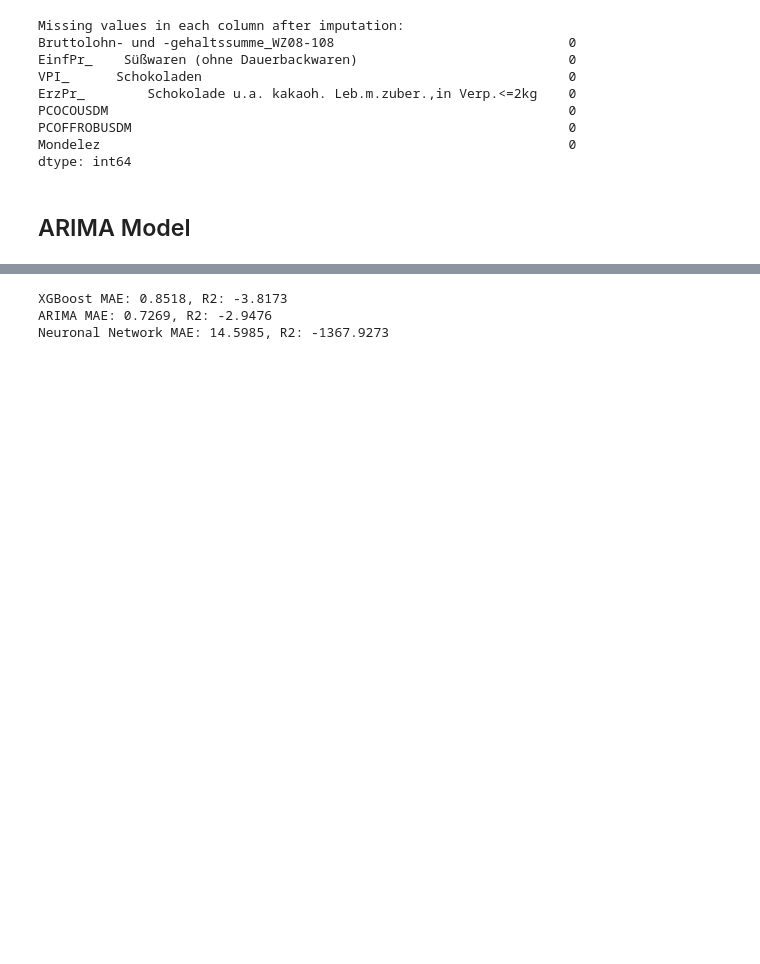
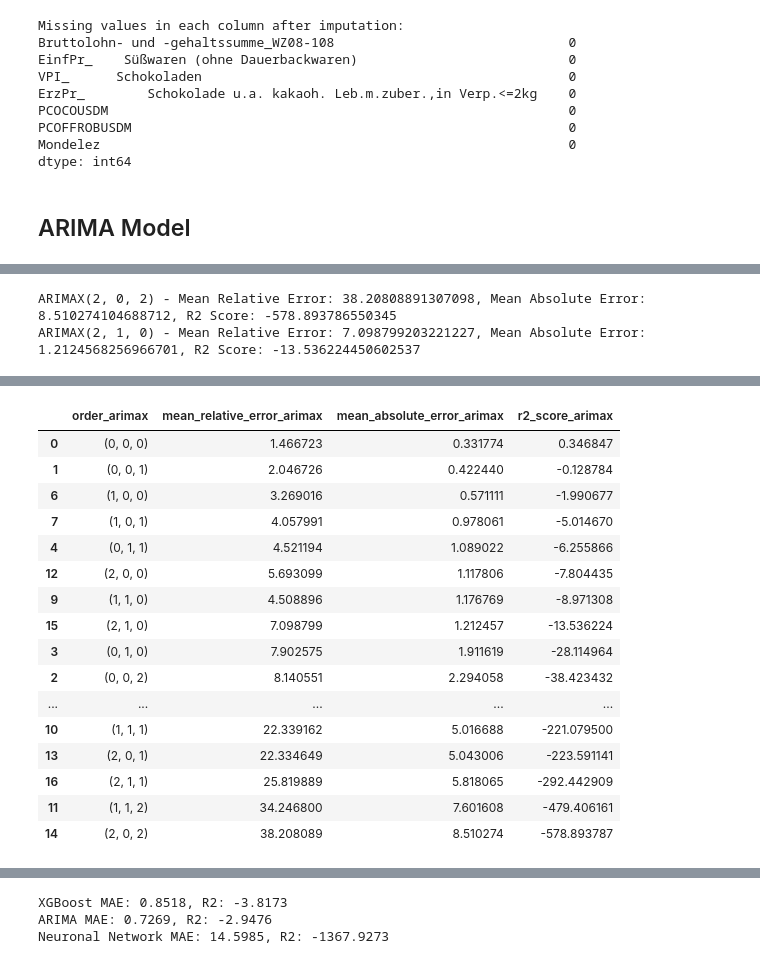
Before and after one commit to salimaabdalla/dpp_projekt_2026, a Jupyter notebook: notebooks/08_prediction_monthly_updated.ipynb, the cells around one changed output, grey strips where cells are left out. Cells and saved outputs as stored; diff of their text form; code cells hidden in the pictures; blank space fills up the shorter version.

```diff
--- a/notebooks/08_prediction_monthly_updated.ipynb
+++ b/notebooks/08_prediction_monthly_updated.ipynb
@@ -265,0 +358,61 @@ def evaluate_arima_model(X_train_processed, y_train_imputed, X_test_processed, y
+# %%
+# evaluate ARIMAX model for different orders (p, d, q) and return the mean relative error, mean absolute error and r2 score
+from statsmodels.tsa.statespace.sarimax import SARIMAX
+def evaluate_arimax_model(X_train, y_train, X_test, y_test, order):
+    # fitting ARIMAX model on training data
+    model = SARIMAX(y_train, exog=X_train, order=order)
+    model_fit = model.fit(disp=False)
+
+    # making predictions on test data
+    y_pred = model_fit.forecast(steps=len(y_test), exog=X_test)
+
+    # calculating mean relative error, mean absolute error and r2 score
+    mean_relative_error_arimax = np.mean(np.abs((y_test - y_pred) / y_test))
+    mean_absolute_error_arimax = mean_absolute_error(y_test, y_pred)
+    r2_arimax = r2_score(y_test, y_pred)
+
+    return mean_relative_error_arimax, mean_absolute_error_arimax, r2_arimax
+
+# gridsearch for ARIMAX hyperparameters
+p_values = [0, 1, 2]
+d_values = [0, 1]
+q_values = [0, 1, 2]
+best_score_mre_arimax = float('inf')
+best_order_mre_arimax = None
+best_score_mae_arimax = float('inf')
+best_order_mae_arimax = None
+best_score_r2_arimax = float('-inf')
+best_order_r2_arimax = None
+
+for p in p_values:
+    for d in d_values:
+        for q in q_values:
+            order = (p, d, q)
+            mean_relative_error_arimax, mean_absolute_error_arimax, r2_arimax = evaluate_arimax_model(X_train_processed, y_train_imputed, X_test_processed, y_test_imputed, order)
+            print(f'ARIMAX{order} - Mean Relative Error: {mean_relative_error_arimax}, Mean Absolute Error: {mean_absolute_error_arimax}, R2 Score: {r2_arimax}')
+            if mean_relative_error_arimax < best_score_mre_arimax:
+                best_score_mre_arimax = mean_relative_error_arimax
+                best_order_mre_arimax = order
+            if mean_absolute_error_arimax < best_score_mae_arimax:
+                best_score_mae_arimax = mean_absolute_error_arimax
+                best_order_mae_arimax = order
+            if r2_arimax > best_score_r2_arimax:
+                best_score_r2_arimax = r2_arimax
+                best_order_r2_arimax = order
+print(f'Best ARIMAX order (Mean Relative Error): {best_order_mre_arimax} with Mean Relative Error: {best_score_mre_arimax}')
+print(f'Best ARIMAX order (Mean Absolute Error): {best_order_mae_arimax} with Mean Absolute Error: {best_score_mae_arimax}')
+print(f'Best ARIMAX order (R2 Score): {best_order_r2_arimax} with R2 Score: {best_score_r2_arimax}')
+
+# saving results of ARIMAX gridsearch in a dataframe for better visualization
+arimax_results = []
+for p in p_values:
+    for d in d_values:
+        for q in q_values:
+            order = (p, d, q)
+            mean_relative_error_arimax, mean_absolute_error_arimax, r2_arimax = evaluate_arimax_model(X_train_processed, y_train_imputed, X_test_processed, y_test_imputed, order)
+            arimax_results.append({'order_arimax': order, 'mean_relative_error_arimax': mean_relative_error_arimax, 'mean_absolute_error_arimax': mean_absolute_error_arimax, 'r2_score_arimax': r2_arimax})
+arimax_results_df = pd.DataFrame(arimax_results)
+#arimax_results_df.sort_values(by='mean_relative_error_arimax', inplace=True)
+arimax_results_df.sort_values(by='mean_absolute_error_arimax', inplace=True)
+arimax_results_df
+# %% [output]
@@ -265,0 +433,2 @@ def evaluate_arima_model(X_train_processed, y_train_imputed, X_test_processed, y
+ARIMAX(2, 0, 2) - Mean Relative Error: 38.20808891307098, Mean Absolute Error: 8.510274104688712, R2 Score: -578.893786550345
+ARIMAX(2, 1, 0) - Mean Relative Error: 7.098799203221227, Mean Absolute Error: 1.2124568256966701, R2 Score: -13.536224450602537
@@ -265,0 +440,17 @@ def evaluate_arima_model(X_train_processed, y_train_imputed, X_test_processed, y
+|  | order_arimax | mean_relative_error_arimax | mean_absolute_error_arimax | r2_score_arimax |
+| 0 | (0, 0, 0) | 1.466723 | 0.331774 | 0.346847 |
+| 1 | (0, 0, 1) | 2.046726 | 0.422440 | -0.128784 |
+| 6 | (1, 0, 0) | 3.269016 | 0.571111 | -1.990677 |
+| 7 | (1, 0, 1) | 4.057991 | 0.978061 | -5.014670 |
+| 4 | (0, 1, 1) | 4.521194 | 1.089022 | -6.255866 |
+| 12 | (2, 0, 0) | 5.693099 | 1.117806 | -7.804435 |
+| 9 | (1, 1, 0) | 4.508896 | 1.176769 | -8.971308 |
+| 15 | (2, 1, 0) | 7.098799 | 1.212457 | -13.536224 |
+| 3 | (0, 1, 0) | 7.902575 | 1.911619 | -28.114964 |
+| 2 | (0, 0, 2) | 8.140551 | 2.294058 | -38.423432 |
+| ... | ... | ... | ... | ... |
+| 10 | (1, 1, 1) | 22.339162 | 5.016688 | -221.079500 |
+| 13 | (2, 0, 1) | 22.334649 | 5.043006 | -223.591141 |
+| 16 | (2, 1, 1) | 25.819889 | 5.818065 | -292.442909 |
+| 11 | (1, 1, 2) | 34.246800 | 7.601608 | -479.406161 |
+| 14 | (2, 0, 2) | 38.208089 | 8.510274 | -578.893787 |
```
Also changed, not shown: parts of 6 cells of this notebook.
